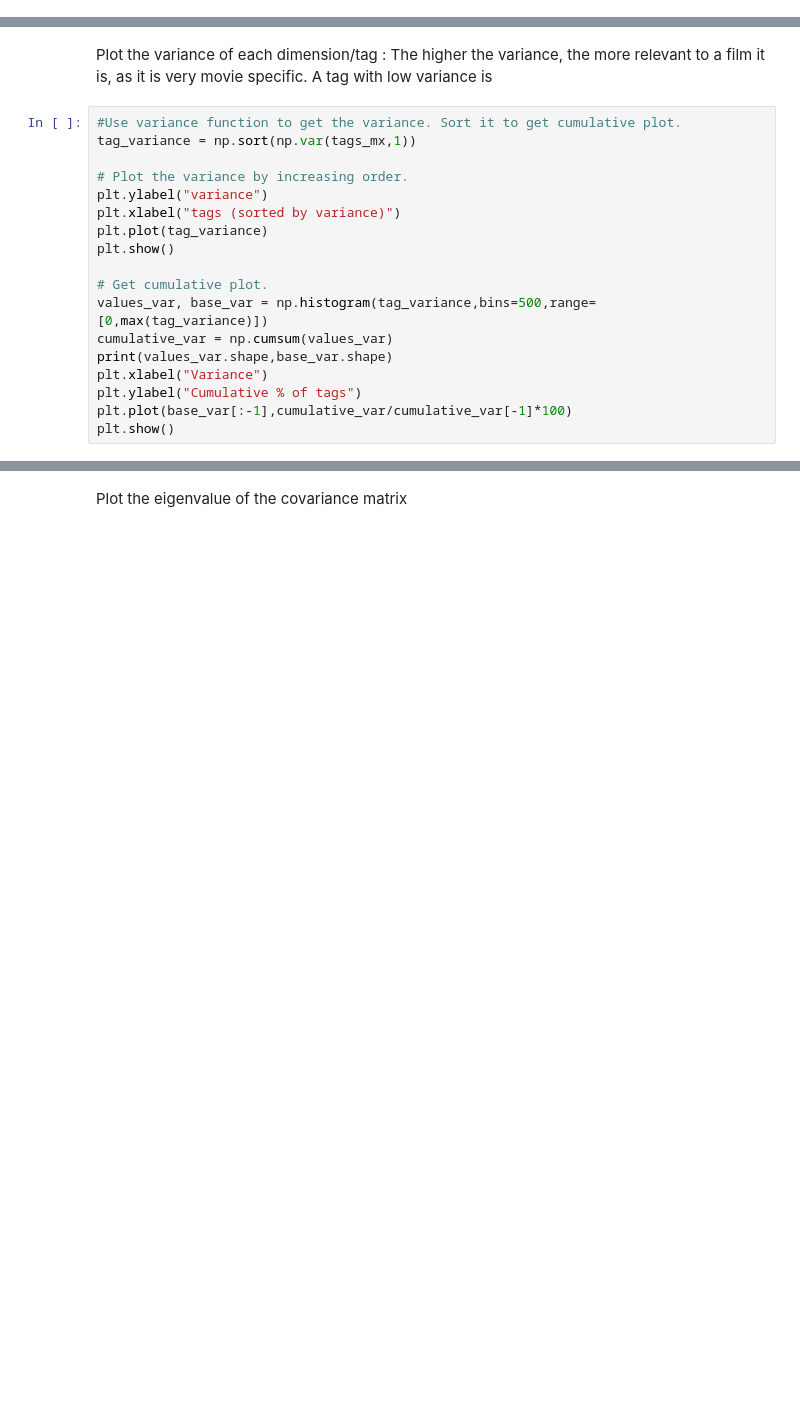
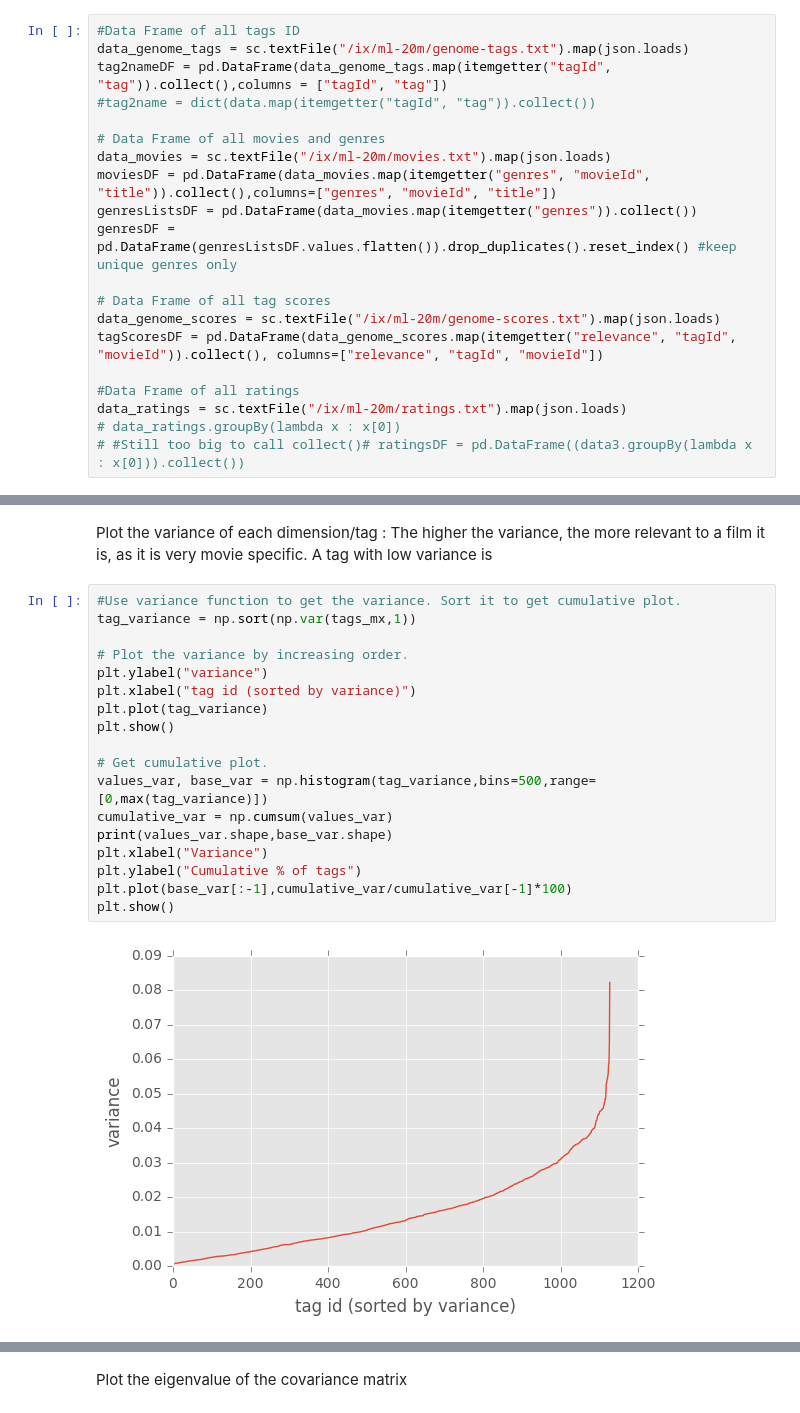
Before and after one commit to Battleman/InternetAnalyticsW, a Jupyter notebook: lab03/ix-lab3/lab3-dimred.ipynb, the cells around one changed output, grey strips where cells are left out. Saved outputs shown, nothing was run; the diff lists cells and outputs as text; blank space fills up the shorter version.

```diff
--- a/lab03/ix-lab3/lab3-dimred.ipynb
+++ b/lab03/ix-lab3/lab3-dimred.ipynb
@@ -78,0 +44,20 @@ filmsWithTag = tagScoresDF.drop_duplicates(subset="movieId")['movieId']
+# %%
+#Data Frame of all tags ID
+data_genome_tags = sc.textFile("/ix/ml-20m/genome-tags.txt").map(json.loads)
+tag2nameDF = pd.DataFrame(data_genome_tags.map(itemgetter("tagId", "tag")).collect(),columns = ["tagId", "tag"])
+#tag2name = dict(data.map(itemgetter("tagId", "tag")).collect())
+
+# Data Frame of all movies and genres
+data_movies = sc.textFile("/ix/ml-20m/movies.txt").map(json.loads)
+moviesDF = pd.DataFrame(data_movies.map(itemgetter("genres", "movieId", "title")).collect(),columns=["genres", "movieId", "title"])
+genresListsDF = pd.DataFrame(data_movies.map(itemgetter("genres")).collect())
+genresDF = pd.DataFrame(genresListsDF.values.flatten()).drop_duplicates().reset_index() #keep unique genres only
+
+# Data Frame of all tag scores
+data_genome_scores = sc.textFile("/ix/ml-20m/genome-scores.txt").map(json.loads)
+tagScoresDF = pd.DataFrame(data_genome_scores.map(itemgetter("relevance", "tagId", "movieId")).collect(), columns=["relevance", "tagId", "movieId"])
+
+#Data Frame of all ratings
+data_ratings = sc.textFile("/ix/ml-20m/ratings.txt").map(json.loads)
+# data_ratings.groupBy(lambda x : x[0])
+# #Still too big to call collect()# ratingsDF = pd.DataFrame((data3.groupBy(lambda x : x[0])).collect())
@@ -119,18 +137,20 @@ The higher the variance, the more relevant to a film it is, as it is very movie
 # %%
 #Use variance function to get the variance. Sort it to get cumulative plot.
 tag_variance = np.sort(np.var(tags_mx,1))
 
 # Plot the variance by increasing order.
 plt.ylabel("variance")
-plt.xlabel("tags (sorted by variance)")
+plt.xlabel("tag id (sorted by variance)")
 plt.plot(tag_variance)
 plt.show()
 
 # Get cumulative plot.
 values_var, base_var = np.histogram(tag_variance,bins=500,range=[0,max(tag_variance)])
 cumulative_var = np.cumsum(values_var)
 print(values_var.shape,base_var.shape)
 plt.xlabel("Variance")
 plt.ylabel("Cumulative % of tags")
 plt.plot(base_var[:-1],cumulative_var/cumulative_var[-1]*100)
 plt.show()
+# %% [output]
+[figure, added]
```
Also changed, not shown: parts of 13 cells of this notebook.
